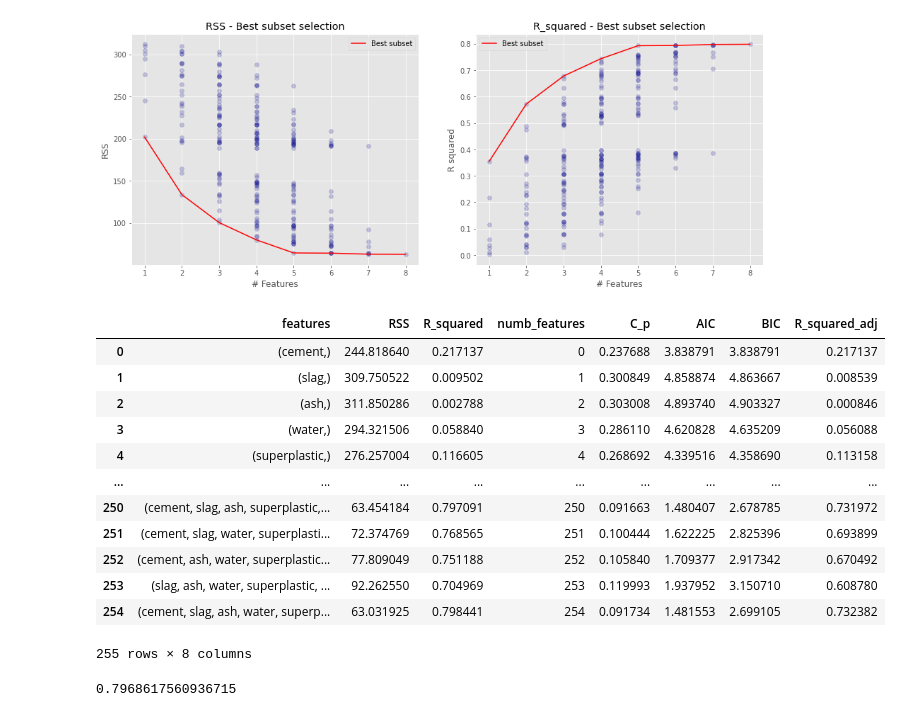
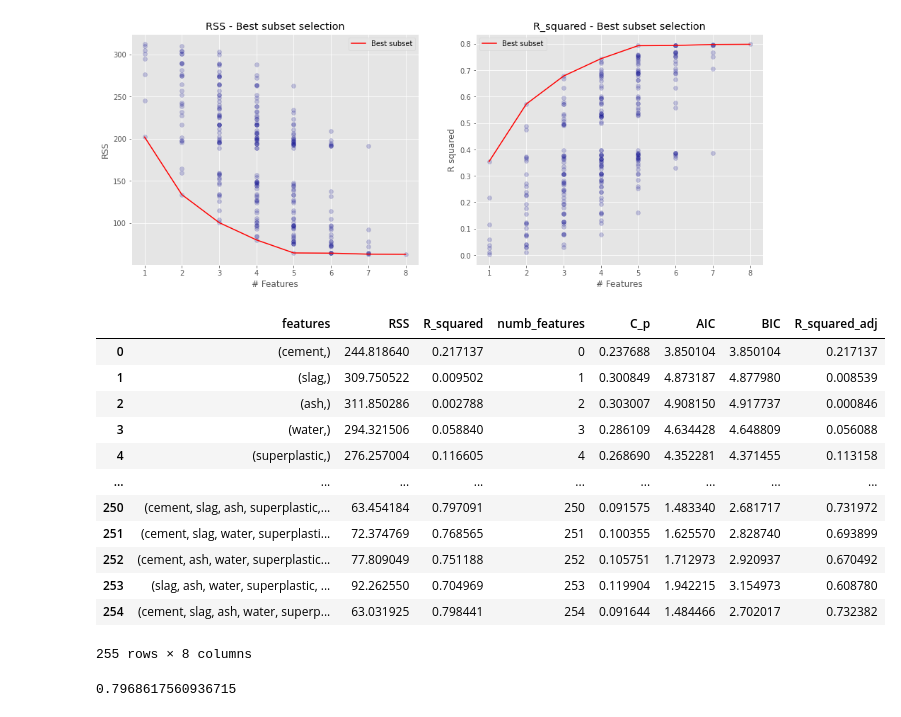
Before and after one commit to blessjal/practicums, a Jupyter notebook: Hwk3_final.ipynb, the cells around one changed output. Drawn from its saved outputs; the diff is of its cells as text; code cells hidden in the pictures.

```diff
--- a/Hwk3_final.ipynb
+++ b/Hwk3_final.ipynb
@@ -608,7 +458,7 @@ RSS_list, R_squared_list, feature_list = [], [], []
 numb_features = []
 
 #Looping over k = 1 to k = 8 features in X
-for k in tqdm.notebook.trange(1,len(X.columns) + 1, desc = 'Loop...'):
+for k in tqdm.trange(1,len(X.columns) + 1, desc = 'Loop...'):
 
     #Looping over all possible combinations: from 7 choose k
     for combo in itertools.combinations(X.columns,k):
@@ -690,28 +540,28 @@ df1['numb_features'] = df1.index
 # %%
 #Initializing useful variables
 m = len(y)
-p = 11
+p = 8
 hat_sigma_squared = (1/(m - p -1)) * min(df1['RSS'])
 
 #Computing
 df1['C_p'] = (1/m) * (df1['RSS'] + 2 * df1['numb_features'] * hat_sigma_squared )
 df1['AIC'] = (1/(m*hat_sigma_squared)) * (df1['RSS'] + 2 * df1['numb_features'] * hat_sigma_squared )
 df1['BIC'] = (1/(m*hat_sigma_squared)) * (df1['RSS'] +  np.log(m) * df1['numb_features'] * hat_sigma_squared )
 df1['R_squared_adj'] = 1 - ( (1 - df1['R_squared'])*(m-1)/(m-df1['numb_features'] -1))
 df1
 # %% [output]
 |  | features | RSS | R_squared | numb_features | C_p | AIC | BIC | R_squared_adj |
-| 0 | (cement,) | 244.818640 | 0.217137 | 0 | 0.237688 | 3.838791 | 3.838791 | 0.217137 |
-| 1 | (slag,) | 309.750522 | 0.009502 | 1 | 0.300849 | 4.858874 | 4.863667 | 0.008539 |
-| 2 | (ash,) | 311.850286 | 0.002788 | 2 | 0.303008 | 4.893740 | 4.903327 | 0.000846 |
-| 3 | (water,) | 294.321506 | 0.058840 | 3 | 0.286110 | 4.620828 | 4.635209 | 0.056088 |
-| 4 | (superplastic,) | 276.257004 | 0.116605 | 4 | 0.268692 | 4.339516 | 4.358690 | 0.113158 |
+| 0 | (cement,) | 244.818640 | 0.217137 | 0 | 0.237688 | 3.850104 | 3.850104 | 0.217137 |
+| 1 | (slag,) | 309.750522 | 0.009502 | 1 | 0.300849 | 4.873187 | 4.877980 | 0.008539 |
+| 2 | (ash,) | 311.850286 | 0.002788 | 2 | 0.303007 | 4.908150 | 4.917737 | 0.000846 |
+| 3 | (water,) | 294.321506 | 0.058840 | 3 | 0.286109 | 4.634428 | 4.648809 | 0.056088 |
+| 4 | (superplastic,) | 276.257004 | 0.116605 | 4 | 0.268690 | 4.352281 | 4.371455 | 0.113158 |
 | ... | ... | ... | ... | ... | ... | ... | ... | ... |
-| 250 | (cement, slag, ash, superplastic,... | 63.454184 | 0.797091 | 250 | 0.091663 | 1.480407 | 2.678785 | 0.731972 |
-| 251 | (cement, slag, water, superplasti... | 72.374769 | 0.768565 | 251 | 0.100444 | 1.622225 | 2.825396 | 0.693899 |
-| 252 | (cement, ash, water, superplastic... | 77.809049 | 0.751188 | 252 | 0.105840 | 1.709377 | 2.917342 | 0.670492 |
-| 253 | (slag, ash, water, superplastic, ... | 92.262550 | 0.704969 | 253 | 0.119993 | 1.937952 | 3.150710 | 0.608780 |
-| 254 | (cement, slag, ash, water, superp... | 63.031925 | 0.798441 | 254 | 0.091734 | 1.481553 | 2.699105 | 0.732382 |
+| 250 | (cement, slag, ash, superplastic,... | 63.454184 | 0.797091 | 250 | 0.091575 | 1.483340 | 2.681717 | 0.731972 |
+| 251 | (cement, slag, water, superplasti... | 72.374769 | 0.768565 | 251 | 0.100355 | 1.625570 | 2.828740 | 0.693899 |
+| 252 | (cement, ash, water, superplastic... | 77.809049 | 0.751188 | 252 | 0.105751 | 1.712973 | 2.920937 | 0.670492 |
+| 253 | (slag, ash, water, superplastic, ... | 92.262550 | 0.704969 | 253 | 0.119904 | 1.942215 | 3.154973 | 0.608780 |
+| 254 | (cement, slag, ash, water, superp... | 63.031925 | 0.798441 | 254 | 0.091644 | 1.484466 | 2.702017 | 0.732382 |
 255 rows × 8 columns
 # %%
 fs_rsquared = forward_selected(df, 'strength').popitem()[-1]
```
Also changed, not shown: parts of 31 cells of this notebook.
